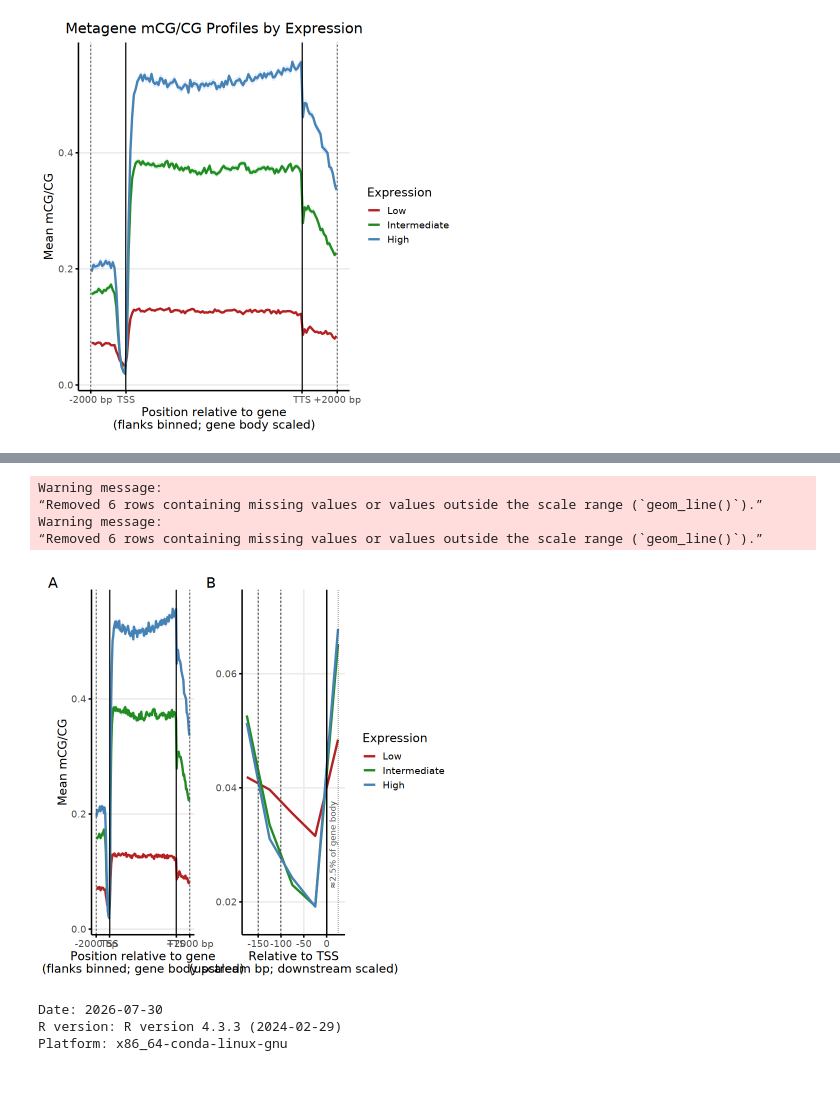
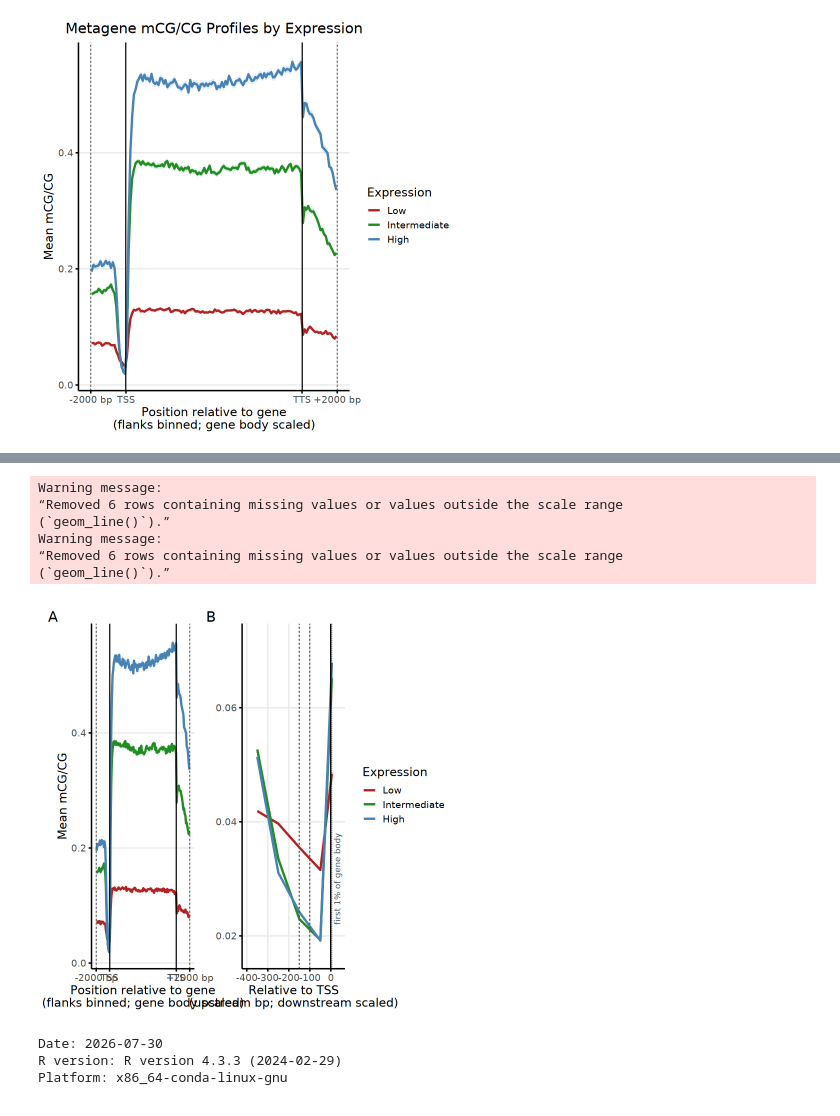
Before and after one commit to laurelsh/Mytilus_californianus, a Jupyter notebook: 05_Fig1_metagene_by_expression.ipynb, the cells around one changed output, grey strips where cells are left out. Cells and saved outputs as stored; diff of their text form; code cells hidden in the pictures.

```diff
--- a/05_Fig1_metagene_by_expression.ipynb
+++ b/05_Fig1_metagene_by_expression.ipynb
@@ -350,18 +350,17 @@ library(dplyr)
 library(ggplot2)
 
 # Parameters — must match BLOCK 4 tiling
-flank_size   <- 1000
+flank_size   <- 2000
 nbins_flank  <- 20
-bin_width    <- flank_size / nbins_flank      # = 50 bp with these values
+bin_width    <- flank_size / nbins_flank      # = 100 bp with these values
 
 # Gene body bins in df_profile are length-scaled; we map them onto a 0..body_scale axis
-nbins_body   <- 20
+nbins_body   <- 100
 body_scale   <- 1000
 
-# We want upstream from -200 bp to 0:
+# Upstream bins 17-20 cover -400 bp to the TSS:
 # upstream bin centers are: -flank_size + (bin_index - 0.5) * bin_width
-# Solve for center >= -200:
-# -1000 + (bin - 0.5)*50 >= -200  ->  (bin - 0.5) >= 16  ->  bin >= 16.5 -> 17
+# -2000 + (bin - 0.5)*100  ->  -350, -250, -150, -50 bp for bins 17-20
 upstream_min_bin <- 17
 
 promoter_zoom_df <- df_profile %>%
@@ -387,22 +386,22 @@ ggplot(promoter_zoom_df, aes(x = pos, y = mean_meth, color = expr_cat)) +
   geom_vline(xintercept = -150, linetype = "dashed", linewidth = 0.5, color = "grey30") +
   geom_vline(xintercept = -100, linetype = "dashed", linewidth = 0.5, color = "grey30") +
   geom_vline(xintercept = 0,    linetype = "solid",  linewidth = 0.6, color = "black") +
-  geom_vline(xintercept = 25,   linetype = "dotted", linewidth = 0.5, color = "grey30") +
+  geom_vline(xintercept = 5,    linetype = "dotted", linewidth = 0.5, color = "grey30") +
 
   # Label for scaled gene-body position
   annotate(
     "text",
-    x = 25,
+    x = 5,
     y = 0.03,              # slightly below top of y-range
-    label = "≈2.5% of gene body",
+    label = "first 1% of gene body",
     angle = 90,
-    vjust = -0.4,
+    vjust = 1.4,
     size = 3.5,
     color = "grey30"
   ) +
 
   # Zoom to the region around the TSS
-  coord_cartesian(xlim = c(-175, 30)) +
+  coord_cartesian(xlim = c(-400, 45)) +
 
   scale_y_continuous(limits = c(0.017, 0.072)) +
   scale_color_manual(values = c("Low"="firebrick", "Intermediate"="forestgreen", "High"="steelblue")) +
@@ -462,20 +462,20 @@ plot_promoter <- ggplot(promoter_zoom_df, aes(x = pos, y = mean_meth, color = ex
   geom_vline(xintercept = -150, linetype = "dashed", linewidth = 0.5, color = "grey30") +
   geom_vline(xintercept = -100, linetype = "dashed", linewidth = 0.5, color = "grey30") +
   geom_vline(xintercept = 0,    linetype = "solid",  linewidth = 0.6, color = "black") +
-  geom_vline(xintercept = 25,   linetype = "dotted", linewidth = 0.5, color = "grey30") +
+  geom_vline(xintercept = 5,    linetype = "dotted", linewidth = 0.5, color = "grey30") +
 
   annotate(
     "text",
-    x = 25,
+    x = 5,
     y = 0.03,
-    label = "≈2.5% of gene body",
+    label = "first 1% of gene body",
     angle = 90,
-    vjust = -0.4,
+    vjust = 1.4,
     size = 3.5,
     color = "grey30"
   ) +
 
-  coord_cartesian(xlim = c(-175, 30)) +
+  coord_cartesian(xlim = c(-400, 45)) +
   scale_y_continuous(limits = c(0.017, 0.072)) +
   scale_color_manual(
     name   = "Expression",
@@ -495,36 +495,38 @@ plot_promoter <- ggplot(promoter_zoom_df, aes(x = pos, y = mean_meth, color = ex
   )
 
 # --------------------------
 # Combine with patchwork tags ("A", "B") in the outer margin
 # --------------------------
 combined <- (plot_meta + plot_promoter) +
   plot_layout(widths = c(1, 1)) +
   plot_annotation(
     tag_levels = "A",   # gives A, B, ...
     tag_prefix = "",
     tag_suffix = "",
     theme = theme(
       plot.tag = element_text(face = "bold", size = 16),
       plot.tag.position = c(0.01, 0.99)  # top-left of each panel, outside panel content
     )
   )
 
 combined
 
 # Save
 ggsave(
   filename = file.path(out_fig_dir, "Fig1.pdf"),
   plot     = combined,
   device   = grDevices::cairo_pdf,
   width    = 13, height = 5, units = "in",
   bg       = "white"
 )
 # %% [output]
 Warning message:
-“Removed 6 rows containing missing values or values outside the scale range (`geom_line()`).”
+“Removed 6 rows containing missing values or values outside the scale range
+(`geom_line()`).”
 Warning message:
-“Removed 6 rows containing missing values or values outside the scale range (`geom_line()`).”
+“Removed 6 rows containing missing values or values outside the scale range
+(`geom_line()`).”
-[figure, old version]
+[figure, new version]
 # %%
 # Save for downstream notebooks
 dir.create(file.path("outputs", "data"), recursive = TRUE, showWarnings = FALSE)
```
Also changed, not shown: parts of 1 cell of this notebook.
